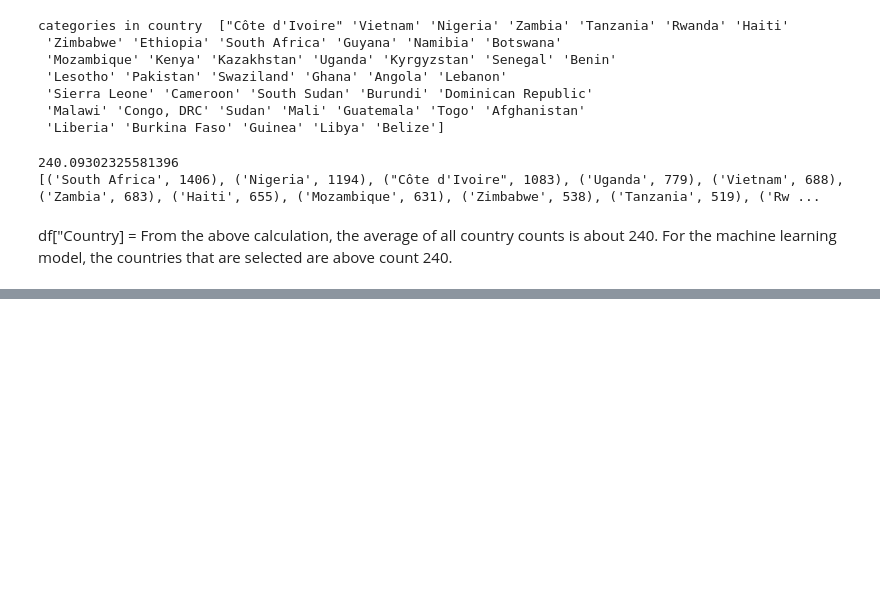
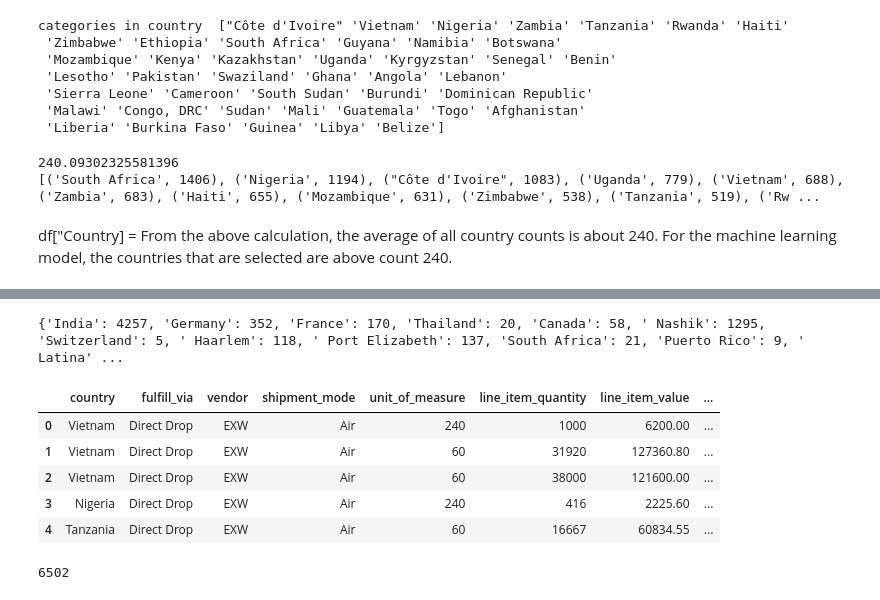
Before and after one commit to PratikBorkar04/Consignment_Pricing, a Jupyter notebook: notebook/EDA.ipynb, the cells around one changed output, grey strips where cells are left out. Drawn from its saved outputs; the diff is of its cells as text; code cells hidden in the pictures; blank space fills up the shorter version.

```diff
--- a/notebook/EDA.ipynb
+++ b/notebook/EDA.ipynb
@@ -432,0 +412,25 @@ df.head(2)
+# %%
+d = {}
+for i in df["location"]:
+    if i in d:
+        d[i] = d[i] + 1
+    else:
+        d[i] = 1
+print(d)
+# %% [output]
+{'India': 4257, 'Germany': 352, 'France': 170, 'Thailand': 20, 'Canada': 58, ' Nashik': 1295, 'Switzerland': 5, ' Haarlem': 118, ' Port Elizabeth': 137, 'South Africa': 21, 'Puerto Rico': 9, ' Latina' ...
+# %%
+
+
+df.head()
+# %% [output]
+|  | country | fulfill_via | vendor | shipment_mode | unit_of_measure | line_item_quantity | line_item_value | ... |
+| 0 | Vietnam | Direct Drop | EXW | Air | 240 | 1000 | 6200.00 | ... |
+| 1 | Vietnam | Direct Drop | EXW | Air | 60 | 31920 | 127360.80 | ... |
+| 2 | Vietnam | Direct Drop | EXW | Air | 60 | 38000 | 121600.00 | ... |
+| 3 | Nigeria | Direct Drop | EXW | Air | 240 | 416 | 2225.60 | ... |
+| 4 | Tanzania | Direct Drop | EXW | Air | 60 | 16667 | 60834.55 | ... |
+# %%
+len(df)
+# %% [output]
+6502
```
Also changed, not shown: parts of 25 cells of this notebook, 2 other files.
